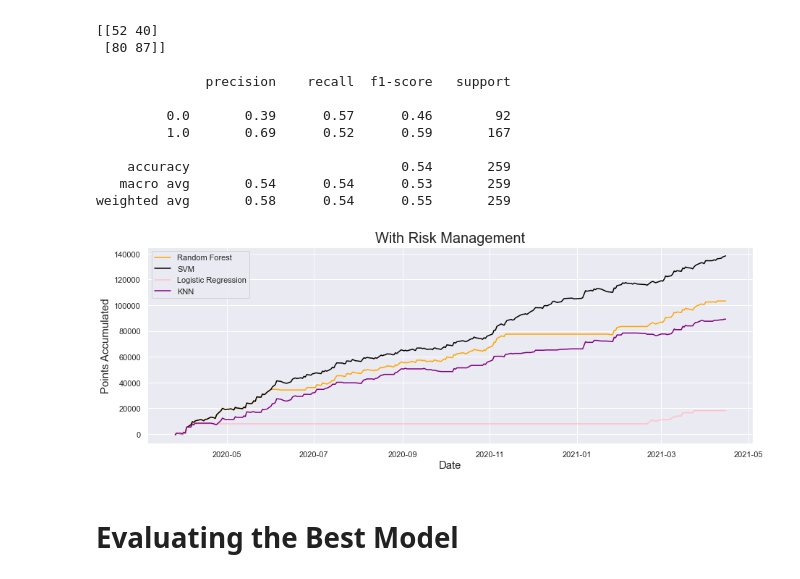
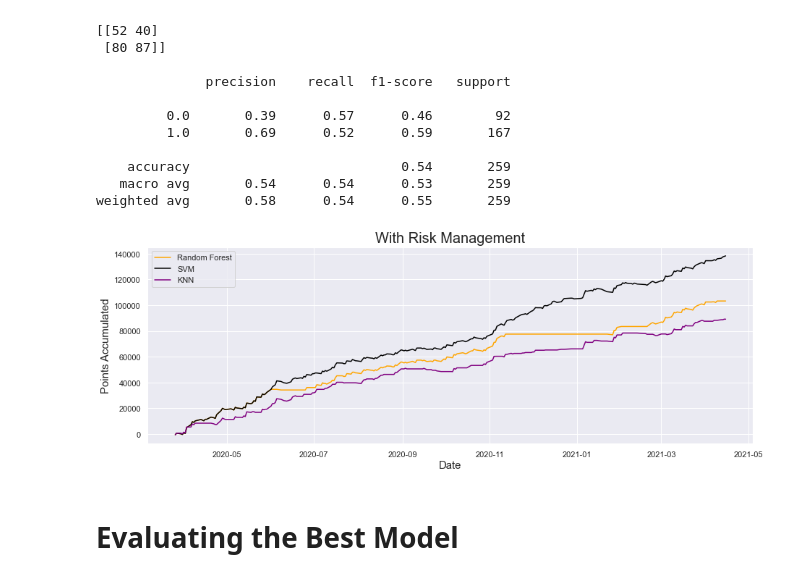
Before and after one commit to vinihuge/Data_Science_Projects, a Jupyter notebook: Stock_Market_Analysis/Machine_Learning_For_Financial_Markets.ipynb, the cells around one changed output. Cells and saved outputs as stored; diff of their text form; code cells hidden in the pictures.

```diff
--- a/Stock_Market_Analysis/Machine_Learning_For_Financial_Markets.ipynb
+++ b/Stock_Market_Analysis/Machine_Learning_For_Financial_Markets.ipynb
@@ -40,0 +36,3 @@ ibov_df['Adj Close'].plot()
+# %%
+sns.set(rc={'figure.figsize':(15,5)})
+ibov_df['Adj Close'].plot()
@@ -249,15 +247,0 @@ plt.show()
-# %%
-# Logistic Regression
-param_grid = {'C':[100, 10, 1.0, 0.1, 0.01],'penalty':['none', 'l1', 'l2', 'elasticnet'],'solver':['newton-cg', 'lbfgs', 'liblinear', 'sag', 'saga']},
-
-scaler = StandardScaler()
-scaler_X_train = scaler.fit_transform(X_train)
-scaler_X_test = scaler.fit_transform(X_test)
-
-logreg = LogisticRegression()
-ts = TimeSeriesSplit(n_splits=4)
-logreg_cv = GridSearchCV(logreg, param_grid, cv=ts)
-
-logreg_cv.fit(scaler_X_train,y_train)
-
-logreg_pred = logreg_cv.predict(scaler_X_test)
@@ -325,15 +247,0 @@ plt.show()
-# %%
-# Calculate metrics
-avaliation_df['LogReg_y'] = logreg_pred
-avaliation_df['LogReg_Result'] =  np.where(avaliation_df['LogReg_y'] * avaliation_df['Variation'] < -500, -500,avaliation_df['LogReg_y'] * avaliation_df['Variation'])
-avaliation_df['LogReg_Result_accum'] = avaliation_df['LogReg_Result'].cumsum()
-
-# Plot Results
-plt.plot(avaliation_df['RandFor_Result_accum'], color = 'orange', label= 'Random Forest')
-plt.plot(avaliation_df['SVM_Result_accum'], color = 'black', label= 'SVM')
-plt.plot(avaliation_df['LogReg_Result_accum'], color = 'pink', label= 'Logistic Regression')
-plt.xlabel('Date', fontsize=15)
-plt.ylabel('Points Accumulated', fontsize=15)
-plt.title('With Risk Management', fontsize=20)
-plt.legend()
-plt.show()
@@ -381,21 +287,20 @@ weighted avg       0.58      0.54      0.55       259
 # %%
 # Calculate metrics
 avaliation_df['KNN_y'] = knn_pred
 avaliation_df['KNN_Result'] =  np.where(avaliation_df['KNN_y'] * avaliation_df['Variation'] < -500, -500,avaliation_df['KNN_y'] * avaliation_df['Variation'])
 avaliation_df['KNN_Result_accum'] = avaliation_df['KNN_Result'].cumsum()
 
 # Plot Results
 plt.plot(avaliation_df['RandFor_Result_accum'], color = 'orange', label= 'Random Forest')
 plt.plot(avaliation_df['SVM_Result_accum'], color = 'black', label= 'SVM')
-plt.plot(avaliation_df['LogReg_Result_accum'], color = 'pink', label= 'Logistic Regression')
 plt.plot(avaliation_df['KNN_Result_accum'], color = 'purple', label= 'KNN')
 plt.xlabel('Date', fontsize=15)
 plt.ylabel('Points Accumulated', fontsize=15)
 plt.title('With Risk Management', fontsize=20)
 plt.legend()
 plt.show()
 # %% [output]
-[figure, old version]
+[figure, new version]
 # %% [markdown]
 # Evaluating the Best Model
 # %%
```
Also changed, not shown: parts of 9 cells of this notebook, 1 other file.
